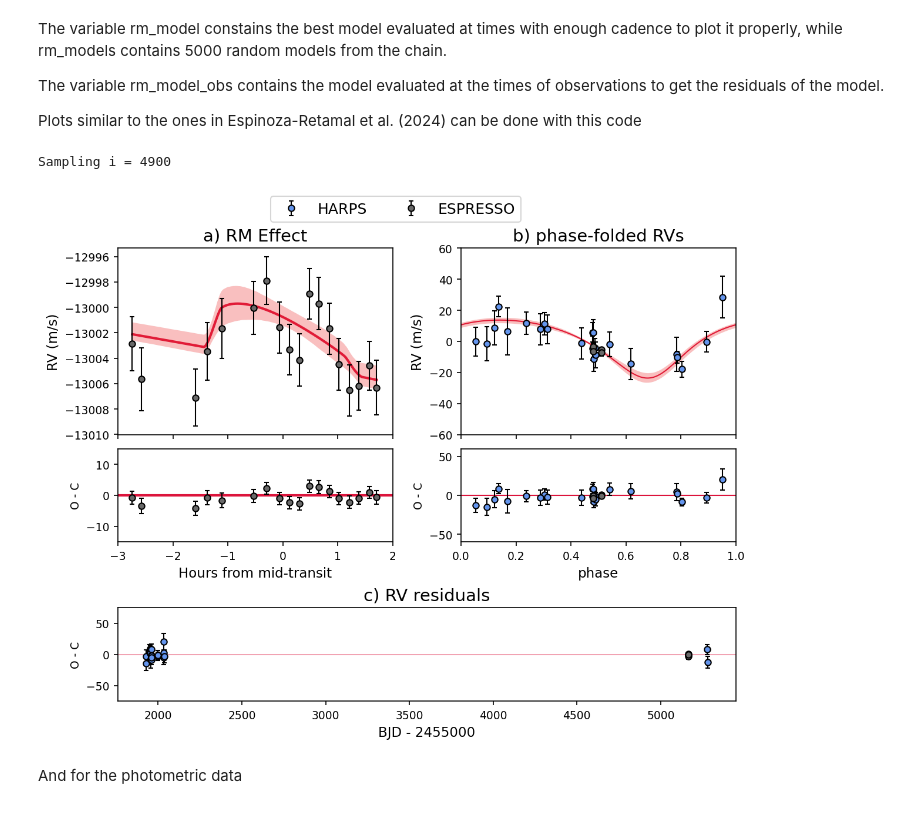
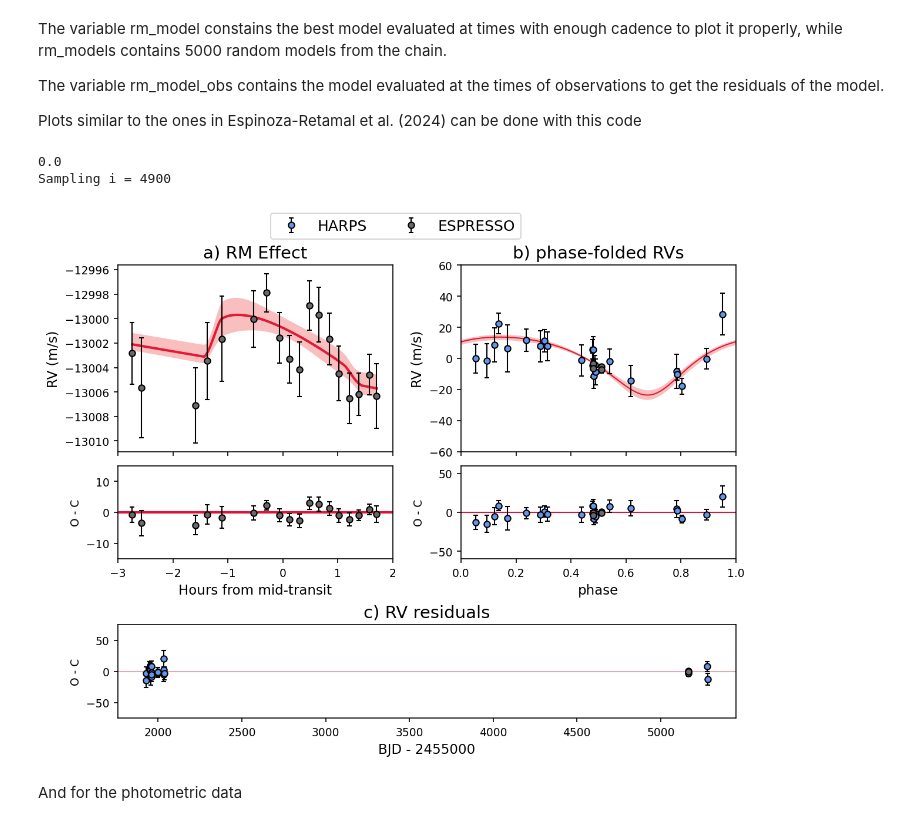
Before and after one commit to jiespinozar/ironman, a Jupyter notebook: Examples/Example 1 Fitting.ipynb, the cells around one changed output. Drawn from its saved outputs; the diff is of its cells as text; code cells hidden in the pictures.

```diff
--- a/Examples/Example 1 Fitting.ipynb
+++ b/Examples/Example 1 Fitting.ipynb
@@ -203,7 +203,7 @@ P = my_post.vals["per_p1"]
 
 jitter = my_post.vals["sigma_ESPRESSO"]
 times_model_plot = (times_models_espresso-t0-556*P)*24.
-times, data, error = my_post.data.x["ESPRESSO"],my_post.data.y["ESPRESSO"],np.sqrt(my_post.data.yerr["ESPRESSO"]+2.0 + jitter**2.0)
+times, data, error = my_post.data.x["ESPRESSO"],my_post.data.y["ESPRESSO"],np.sqrt(my_post.data.yerr["ESPRESSO"]**2.0 + jitter**2.0)
 times = (times-t0-556*P)*24. #556 corresponds to the number of the transit (i.e. the ESPRESSO transit midpoint was at t_i = 556 * per + t0 )
 ax1.plot(times_model_plot,rm_model,lw=2,color="crimson",zorder=-10)
 ax1.fill_between(times_model_plot,np.quantile(rm_models,0.16,axis=0),np.quantile(rm_models,0.84,axis=0),alpha=0.3,color="#EE2C2C",lw=0,zorder=-1)
@@ -261,34 +261,35 @@ ax5.set_ylim(-75,75)
 phase_harps = ((times_harps-t0 + 0.5*P) % P)/P
 phase_espresso = ((times_espresso-t0 + 0.5*P) % P)/P
 phase_models = ((times_models-t0 + 0.5*P) % P)/P
 idx = np.argsort(phase_models)
 
 ax3.plot(phase_models[idx],(rv_model+rv_model_trend)[idx],lw=1.,color="crimson",zorder=-10)
 ax3.fill_between(phase_models[idx],np.quantile(rv_models,0.16,axis=0)[idx],np.quantile(rv_models,0.84,axis=0)[idx],alpha=0.3,color="#EE2C2C",lw=0,zorder=-1) #1sigma models
 #ax3.fill_between(phase_models[idx],np.quantile(rv_models,0.02,axis=0)[idx],np.quantile(rv_models,0.98,axis=0)[idx],alpha=0.2,color="#EE2C2C",lw=0,zorder=-1) #2sigma models
 #ax3.fill_between(phase_models[idx],np.quantile(rv_models,0.0015,axis=0)[idx],np.quantile(rv_models,0.9985,axis=0)[idx],alpha=0.2,color="#EE2C2C",lw=0,zorder=-1) #3sigma models
 ax3.errorbar(phase_harps,data_harps-rv_trend_harps-gamma_harps,error_harps,fmt="o",color="k",capsize=2,elinewidth=1,markerfacecolor="cornflowerblue",label="HARPS")
 ax3.errorbar(phase_espresso,data_espresso-rv_trend_espresso-gamma_espresso,error_espresso,fmt="o",color="k",capsize=2,elinewidth=1,markerfacecolor="dimgrey",label="ESPRESSO")
 ax3.set_title("b) phase-folded RVs", fontsize=14)
 ax3.set_ylabel('RV (m/s)',fontsize=11)
 plt.setp(ax3.get_xticklabels(), visible=False)
 ax3.set_ylim(-60,60)
 ax3.set_xlim(0,1)
 
 ax4.errorbar(phase_harps,res_harps,error_harps,fmt="o",color="k",capsize=2,elinewidth=1,markerfacecolor="cornflowerblue")
 ax4.errorbar(phase_espresso,res_espresso,error_espresso,fmt="o",color="k",capsize=2,elinewidth=1,markerfacecolor="dimgrey")
 ax4.axhline(0.0,lw=1.,color="crimson",zorder=-10)
 ax4.set_xlabel(r'phase',fontsize=11)
 ax4.set_ylabel('O - C')
 ax4.set_ylim(-60,60)
 
 fig.set_facecolor('w')
 fig.legend(loc='upper center', bbox_to_anchor=(0.5, 1.05),ncol=3, fancybox=True, fontsize=12)
 plt.show()
 plt.close()
 # %% [output]
+0.0
 Sampling i = 4900
-[figure, old version]
+[figure, new version]
 # %% [markdown]
 And for the photometric data
 # %%
```
